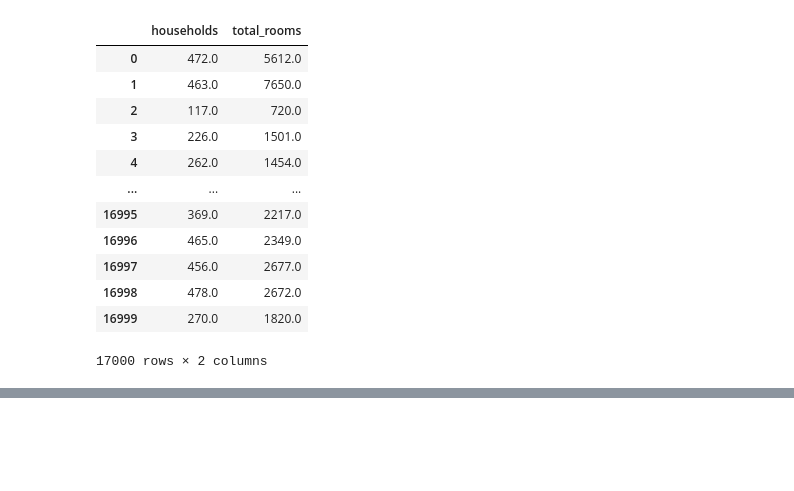
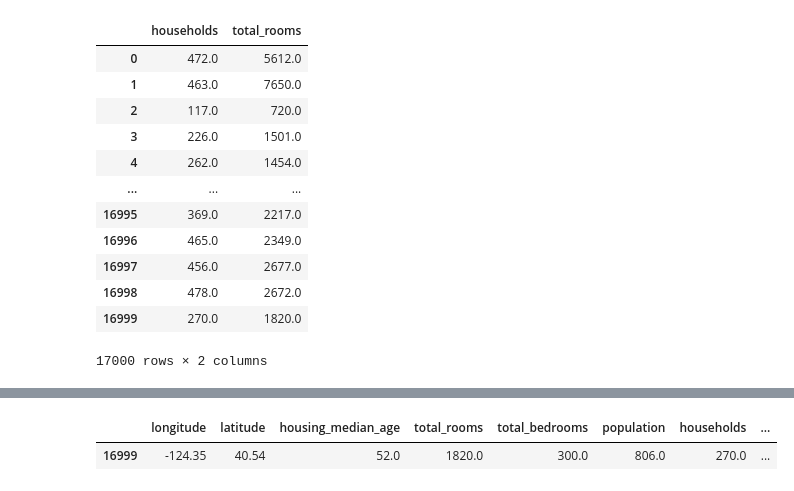
Before and after one commit to eduardagoulart/pandas_study, a Jupyter notebook: datas.ipynb, the cells around one changed output, grey strips where cells are left out. Saved outputs shown, nothing was run; the diff lists cells and outputs as text; code cells hidden in the pictures; blank space fills up the shorter version.

```diff
--- a/datas.ipynb
+++ b/datas.ipynb
@@ -128,0 +182,6 @@ new_df
+# %%
+# or using tail
+df.tail(n=1)
+# %% [output]
+|  | longitude | latitude | housing_median_age | total_rooms | total_bedrooms | population | households | ... |
+| 16999 | -124.35 | 40.54 | 52.0 | 1820.0 | 300.0 | 806.0 | 270.0 | ... |
```
Also changed, not shown: parts of 16 cells of this notebook.
